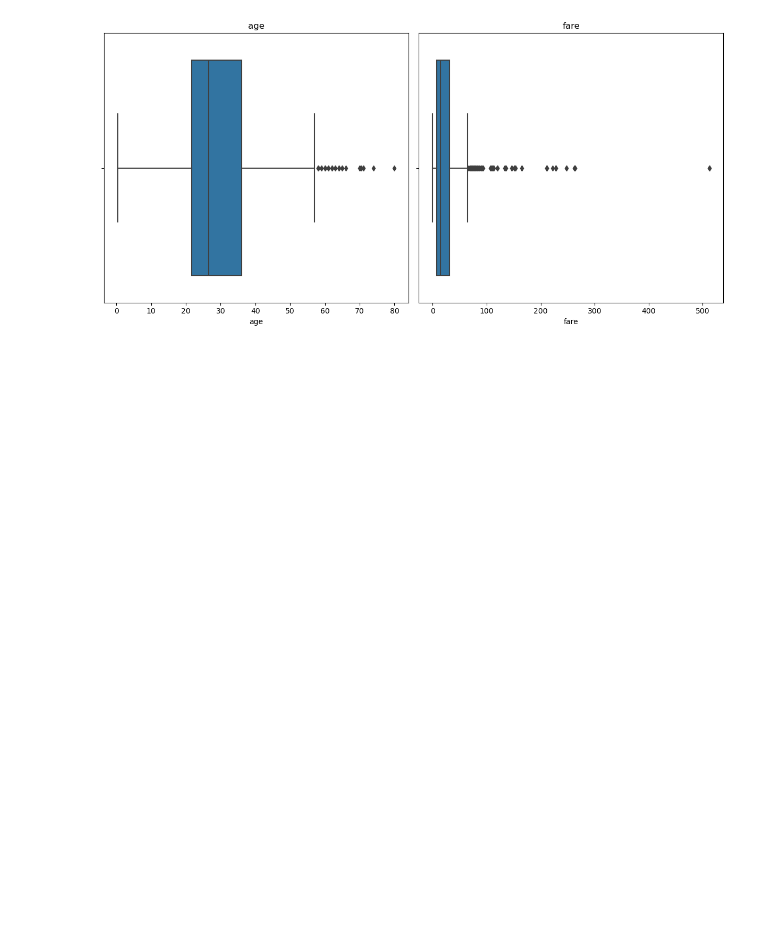
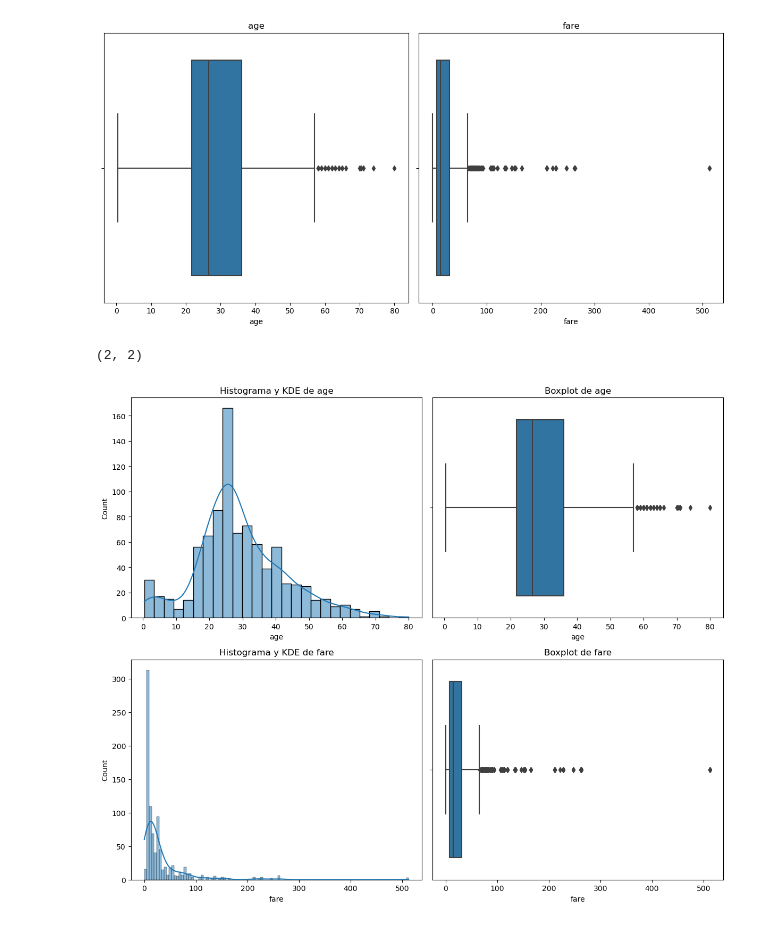
Before and after one commit to UnaiSalas/ONLINE_DS_THEBRIDGE_UNAI_SALAS, a Jupyter notebook: 03_Analisis_de_Datos/Sprint_07/Unidad_01/Practica_Obligatoria/18_Practica_Obligatoria_Univariante.ipynb, the cells around one changed output. Cells and saved outputs as stored; diff of their text form; code cells hidden in the pictures; blank space fills up the shorter version.

```diff
--- a/03_Analisis_de_Datos/Sprint_07/Unidad_01/Practica_Obligatoria/18_Practica_Obligatoria_Univariante.ipynb
+++ b/03_Analisis_de_Datos/Sprint_07/Unidad_01/Practica_Obligatoria/18_Practica_Obligatoria_Univariante.ipynb
@@ -270,3 +270,34 @@ def plot_boxplots(df, columns, dim_matriz_visual = 2):
 plot_boxplots(df_titanic,numericas)
 # %% [output]
 [figure]
+# %%
+def plot_combined_graphs(df, columns, whisker_width=1.5):
+    num_cols = len(columns)
+    if num_cols:
+
+        fig, axes = plt.subplots(num_cols, 2, figsize=(12, 5 * num_cols))
+        print(axes.shape)
+
+        for i, column in enumerate(columns):
+            if df[column].dtype in ['int64', 'float64']:
+                # Histograma y KDE
+                sns.histplot(df[column], kde=True, ax=axes[i,0] if num_cols > 1 else axes[0])
+                if num_cols > 1:
+                    axes[i,0].set_title(f'Histograma y KDE de {column}')
+                else:
+                    axes[0].set_title(f'Histograma y KDE de {column}')
+
+                # Boxplot
+                sns.boxplot(x=df[column], ax=axes[i,1] if num_cols > 1 else axes[1], whis=whisker_width)
+                if num_cols > 1:
+                    axes[i,1].set_title(f'Boxplot de {column}')
+                else:
+                    axes[1].set_title(f'Boxplot de {column}')
+
+        plt.tight_layout()
+        plt.show()
+# %%
+plot_combined_graphs(df_titanic, ["age", "fare"])
+# %% [output]
+(2, 2)
+[figure, added]
```
Also changed, not shown: 19 other files.
